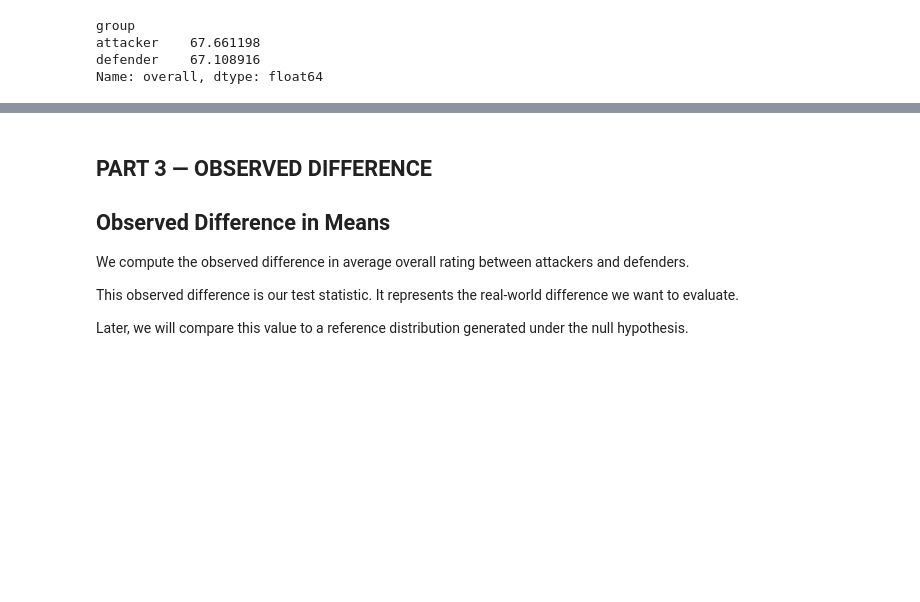
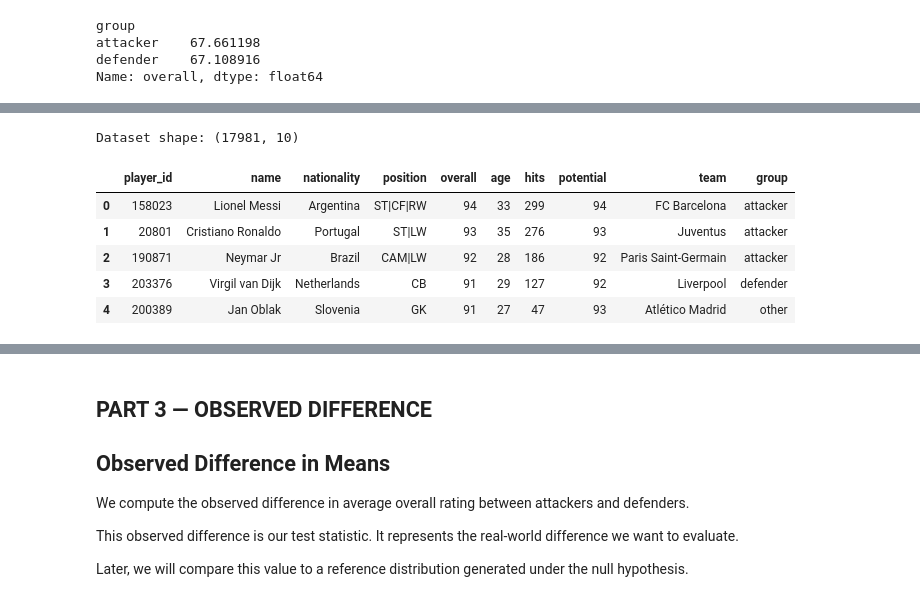
Before and after one commit to yoxansangare-cloud/fifa-permutation-test, a Jupyter notebook: analysis.ipynb, the cells around one changed output, grey strips where cells are left out. Drawn from its saved outputs; the diff is of its cells as text; code cells hidden in the pictures; blank space fills up the shorter version.

```diff
--- a/analysis.ipynb
+++ b/analysis.ipynb
@@ -139,0 +146,14 @@ Name: overall, dtype: float64
+# %%
+# Dataset shape
+print("Dataset shape:", df.shape)
+
+# First rows
+df.head()
+# %% [output]
+Dataset shape: (17981, 10)
+|  | player_id | name | nationality | position | overall | age | hits | potential | team | group |
+| 0 | 158023 | Lionel Messi | Argentina | ST|CF|RW | 94 | 33 | 299 | 94 | FC Barcelona | attacker |
+| 1 | 20801 | Cristiano Ronaldo | Portugal | ST|LW | 93 | 35 | 276 | 93 | Juventus | attacker |
+| 2 | 190871 | Neymar Jr | Brazil | CAM|LW | 92 | 28 | 186 | 92 | Paris Saint-Germain | attacker |
+| 3 | 203376 | Virgil van Dijk | Netherlands | CB | 91 | 29 | 127 | 92 | Liverpool | defender |
+| 4 | 200389 | Jan Oblak | Slovenia | GK | 91 | 27 | 47 | 93 | Atlético Madrid | other |
```
Also changed, not shown: parts of 14 cells of this notebook.
